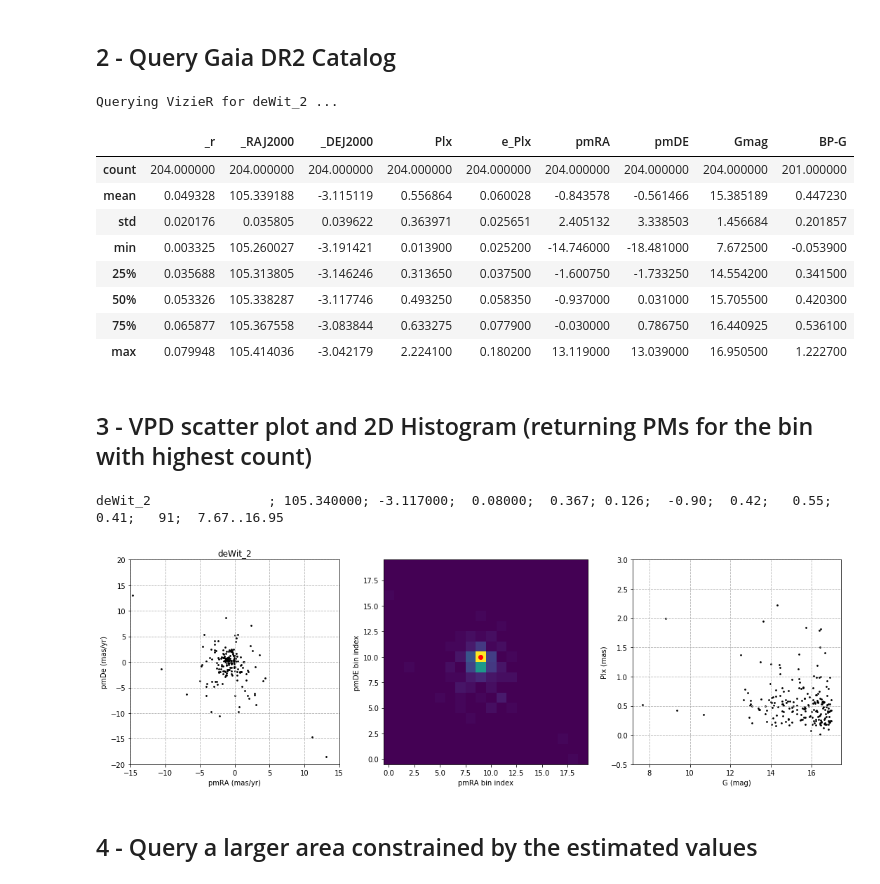
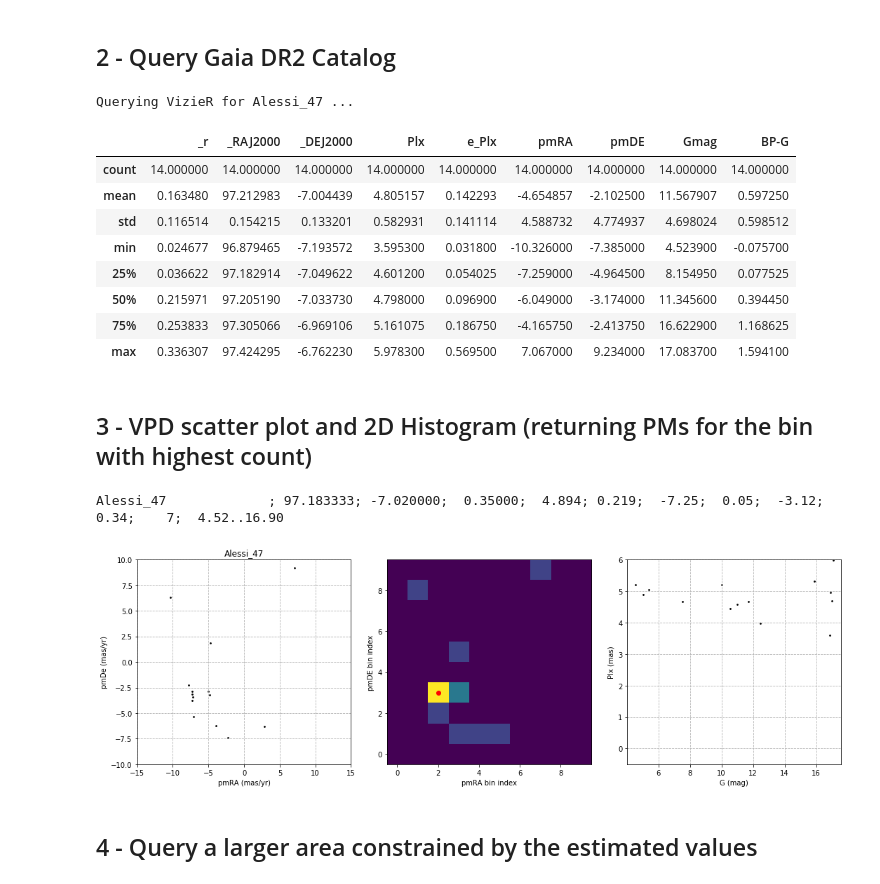
Before and after one commit to balessi/GaiaDR2clusters, a Jupyter notebook: code/Gaia_Star_Clusters_Pipeline.ipynb, the cells around one changed output. Drawn from its saved outputs; the diff is of its cells as text; code cells hidden in the pictures.

```diff
--- a/code/Gaia_Star_Clusters_Pipeline.ipynb
+++ b/code/Gaia_Star_Clusters_Pipeline.ipynb
@@ -27,7 +27,7 @@ from astropy.coordinates import SkyCoord
 # see https://vizier.u-strasbg.fr/viz-bin/VizieR-3?-source=I/345/gaia2
 cat = 'I/345/gaia2'
 cols = ['_r', 'DR2Name', 'RAdeg', 'DEdeg', 'Plx', 'e_Plx', 'pmRA', 'pmDE', 'Gmag', 'BP-G']
-filters = {'Plx' : '0..5', 'e_Plx' : '<0.7', 'pmRA' : '-20..20', 'pmDE' : '-20..20', 'Gmag' : '<17'}
+filters = {'Plx' : '3.5..8', 'e_Plx' : '<1', 'pmRA' : '-12..12', 'pmDE' : '-12..12', 'Gmag' : '<17.5'}
 row_lim = 1000
 timeout = 600
 
@@ -49,6 +49,11 @@ def query(name, ra_deg, de_deg, rad, filter_map, max_stars = 1000):
 
 #cl_name, cl_ra, cl_de, radius = 'Alessi_62', 284.026, +21.597, 0.256
 
+#cl_name, cl_ra, cl_de, radius = 'BBD_9',     96.22916666, +19.9997222, 0.02500
+cl_name, cl_ra, cl_de, radius = 'Alessi_47', 97.18333333,  -7.0200000, 0.35000
+#cl_name, cl_ra, cl_de, radius = 'FSR_911',   96.25833333, +19.8486111, 0.05000
+#cl_name, cl_ra, cl_de, radius = 'Bochum_1',  96.36666666, +19.7527777, 0.14167
+
 df = query(cl_name, cl_ra, cl_de, radius, filters)
 if not df.empty:
     #display(df.head())
@@ -56,16 +61,16 @@ if not df.empty:
 else:
     print('Empty dataframe! - try again with another set of parameters')
 # %% [output]
-Querying VizieR for deWit_2 ...
+Querying VizieR for Alessi_47 ...
 |  | _r | _RAJ2000 | _DEJ2000 | Plx | e_Plx | pmRA | pmDE | Gmag | BP-G |
-| count | 204.000000 | 204.000000 | 204.000000 | 204.000000 | 204.000000 | 204.000000 | 204.000000 | 204.000000 | 201.000000 |
-| mean | 0.049328 | 105.339188 | -3.115119 | 0.556864 | 0.060028 | -0.843578 | -0.561466 | 15.385189 | 0.447230 |
-| std | 0.020176 | 0.035805 | 0.039622 | 0.363971 | 0.025651 | 2.405132 | 3.338503 | 1.456684 | 0.201857 |
-| min | 0.003325 | 105.260027 | -3.191421 | 0.013900 | 0.025200 | -14.746000 | -18.481000 | 7.672500 | -0.053900 |
-| 25% | 0.035688 | 105.313805 | -3.146246 | 0.313650 | 0.037500 | -1.600750 | -1.733250 | 14.554200 | 0.341500 |
-| 50% | 0.053326 | 105.338287 | -3.117746 | 0.493250 | 0.058350 | -0.937000 | 0.031000 | 15.705500 | 0.420300 |
-| 75% | 0.065877 | 105.367558 | -3.083844 | 0.633275 | 0.077900 | -0.030000 | 0.786750 | 16.440925 | 0.536100 |
-| max | 0.079948 | 105.414036 | -3.042179 | 2.224100 | 0.180200 | 13.119000 | 13.039000 | 16.950500 | 1.222700 |
+| count | 14.000000 | 14.000000 | 14.000000 | 14.000000 | 14.000000 | 14.000000 | 14.000000 | 14.000000 | 14.000000 |
+| mean | 0.163480 | 97.212983 | -7.004439 | 4.805157 | 0.142293 | -4.654857 | -2.102500 | 11.567907 | 0.597250 |
+| std | 0.116514 | 0.154215 | 0.133201 | 0.582931 | 0.141114 | 4.588732 | 4.774937 | 4.698024 | 0.598512 |
+| min | 0.024677 | 96.879465 | -7.193572 | 3.595300 | 0.031800 | -10.326000 | -7.385000 | 4.523900 | -0.075700 |
+| 25% | 0.036622 | 97.182914 | -7.049622 | 4.601200 | 0.054025 | -7.259000 | -4.964500 | 8.154950 | 0.077525 |
+| 50% | 0.215971 | 97.205190 | -7.033730 | 4.798000 | 0.096900 | -6.049000 | -3.174000 | 11.345600 | 0.394450 |
+| 75% | 0.253833 | 97.305066 | -6.969106 | 5.161075 | 0.186750 | -4.165750 | -2.413750 | 16.622900 | 1.168625 |
+| max | 0.336307 | 97.424295 | -6.762230 | 5.978300 | 0.569500 | 7.067000 | 9.234000 | 17.083700 | 1.594100 |
 # %% [markdown]
 ## 3 - VPD scatter plot and 2D Histogram (returning PMs for the bin with highest count)
 # %%
@@ -120,7 +125,7 @@ def plot_VPD(data, title):
     plt.scatter(xs, ys, s=3, color='black')
 
 # Calculates the median parallax of the stars within <limit> of the estimated pms
-def calculate_estimates(data, est_pmra, est_pmde, limit = 1.5):
+def calculate_estimates(data, est_pmra, est_pmde, limit = 2.5):
     def filter_pms(pmra, pmde):
         return (abs(est_pmra - pmra) < limit) and (abs(est_pmde - pmde) < limit)
     filter_fn = lambda x: filter_pms(x['pmRA'], x['pmDE'])
@@ -136,7 +141,7 @@ def calculate_estimates(data, est_pmra, est_pmde, limit = 1.5):
     return plx, err_plx, pmra, err_pmra, pmde, err_pmde, gmin, gmax, len(plxs)
 
 # Build 2D histogram for proper motions and returns average PMs for the bin with the highest count
-def plot_pm_hist(data, num_bins = 20):
+def plot_pm_hist(data, num_bins = 10):
     xs = data['pmRA']
     ys = data['pmDE']
     min_pmRA, max_pmRA, min_pmDe, max_pmDe = pm_limits(xs, ys)
@@ -157,35 +162,35 @@ def plot_mag_par(data):
     plxs = data['Plx']
     gmags = data['Gmag']
     min_gmag, max_gmag = mag_limits(gmags)
     min_plx, max_plx = plx_limits(plxs)
     xs, ys = gmags, plxs
     plt.xlabel('G (mag)')
     plt.ylabel('Plx (mas)')
     plt.xlim(min_gmag, max_gmag)
     plt.ylim(min_plx, max_plx)
     plt.grid(True, linestyle='dashed')
     plt.scatter(xs, ys, s=3, color='black')
 
 # plot both graphics side-by-side
 def plot_step1(data, cl_name):
     fig = plt.figure(figsize=(15,5))
     plt.subplot(131)
     plot_VPD(data, cl_name)
     plt.subplot(132)
     plx, err_plx, pmra, err_pmra, pmde, err_pmde, gmin, gmax, n = plot_pm_hist(data)
     plt.subplot(133)
     plot_mag_par(data)
     plt.tight_layout()
     return plx, err_plx, pmra, err_pmra, pmde, err_pmde, gmin, gmax, n
 
 est_plx, err_plx, est_pmRA, err_pmRA, est_pmDe, err_pmDe, gmin, gmax, n = plot_step1(df, cl_name)
 estimates = f'{cl_name:<22}; {cl_ra:9.6f}; {cl_de:+9.6f}; {radius:8.5f};  '
 estimates += f'{est_plx:5.3f}; {err_plx:5.3f}; {est_pmRA:6.2f};{err_pmRA:6.2f}; {est_pmDe:6.2f};{err_pmDe:6.2f};'
 estimates += f'{n:>5}; {gmin:5.2f}..{gmax:5.2f}'
 print(estimates)
 # %% [output]
-deWit_2               ; 105.340000; -3.117000;  0.08000;  0.367; 0.126;  -0.90;  0.42;   0.55;  0.41;   91;  7.67..16.95
+Alessi_47             ; 97.183333; -7.020000;  0.35000;  4.894; 0.219;  -7.25;  0.05;  -3.12;  0.34;    7;  4.52..16.90
-[figure, old version]
+[figure, new version]
 # %% [markdown]
 ## 4 - Query a larger area constrained by the estimated values
 # %%
```
Also changed, not shown: parts of 2 cells of this notebook.
